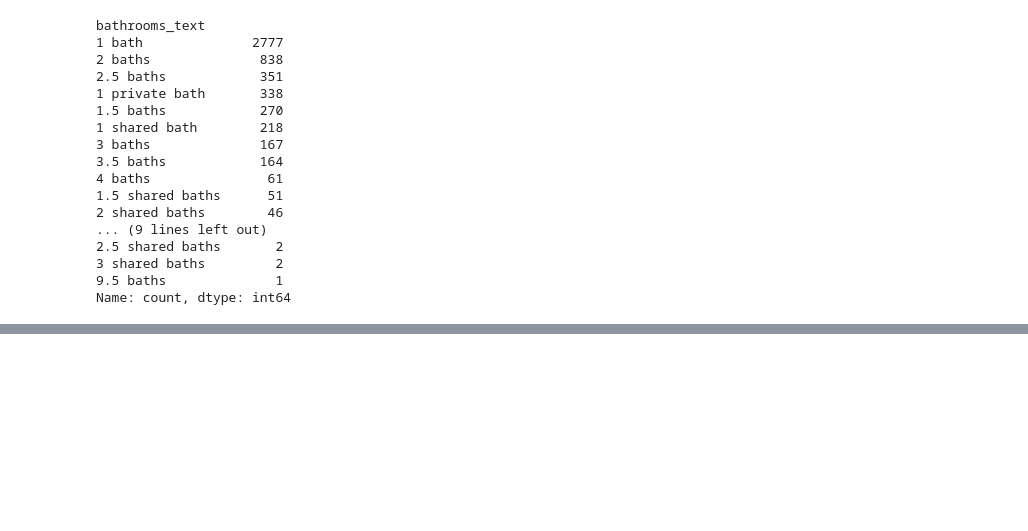
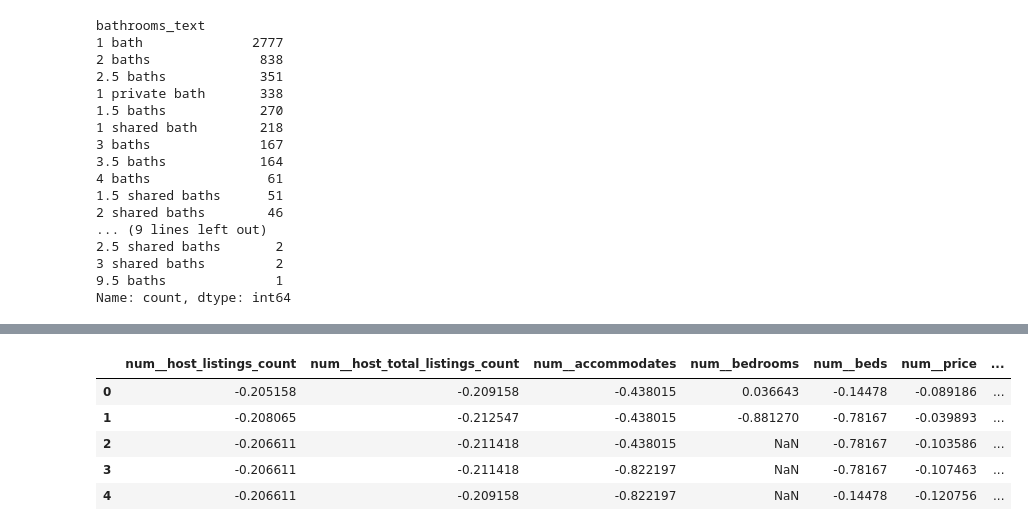
Before and after one commit to mmccanse/L3, a Jupyter notebook: data_prep_mm.ipynb, the cells around one changed output, grey strips where cells are left out. Saved outputs shown, nothing was run; the diff lists cells and outputs as text; code cells hidden in the pictures; blank space fills up the shorter version.

Commit message:
transforming and encoding data

```diff
--- a/data_prep_mm.ipynb
+++ b/data_prep_mm.ipynb
@@ -158,6 +190,12 @@ print(geodf.head())
+# %%
+from sklearn.compose import ColumnTransformer
+from sklearn.preprocessing import StandardScaler, OneHotEncoder
+
+# Create a list of columns with true/false data to be transformed using OneHotEncoder
+true_false = ["host_is_superhost", "host_has_profile_pic", "host_identity_verified", "has_availability", "instant_bookable"]
 # %%
 # Create a list of column names for numeric data types to prepare to use StandardScaler.
-num_cols_df = denver.select_dtypes(include = 'number')
+num_cols_df = geodf.select_dtypes(include = 'number')
 
 num_cols_names = num_cols_df.columns.tolist()
 
@@ -172,0 +215,11 @@ print(filtered_col_names)
+# %%
+# Apply preprocessing steps selectively across different column types using ColumnTransformer from scikit-learn
+
+preprocessor = ColumnTransformer(
+    transformers = [
+        ('num', StandardScaler(), filtered_col_names),
+        ('bool', OneHotEncoder(drop='if_binary'), true_false)])
+
+denver_transformed = preprocessor.fit_transform(geodf)
+
+denver_transformed
@@ -172,0 +240,6 @@ print(filtered_col_names)
+# %%
+# get transformed feature names
+
+transformed_feature_names = preprocessor.get_feature_names_out()
+
+transformed_feature_names
@@ -173,3 +262,16 @@ print(filtered_col_names)
+# %%
+# convert transformed array to DataFrame
+
+denver_transformed_df = pd.DataFrame(denver_transformed, columns=transformed_feature_names)
+
+denver_transformed_df.head()
+# %% [output]
+|  | num__host_listings_count | num__host_total_listings_count | num__accommodates | num__bedrooms | num__beds | num__price | ... |
+| 0 | -0.205158 | -0.209158 | -0.438015 | 0.036643 | -0.14478 | -0.089186 | ... |
+| 1 | -0.208065 | -0.212547 | -0.438015 | -0.881270 | -0.78167 | -0.039893 | ... |
+| 2 | -0.206611 | -0.211418 | -0.438015 | NaN | -0.78167 | -0.103586 | ... |
+| 3 | -0.206611 | -0.211418 | -0.822197 | NaN | -0.78167 | -0.107463 | ... |
+| 4 | -0.206611 | -0.209158 | -0.822197 | NaN | -0.14478 | -0.120756 | ... |
 # %%
 # Use StandardScaler to scale the data. Create as separate dataframe
 
```
Also changed, not shown: parts of 12 cells of this notebook.
